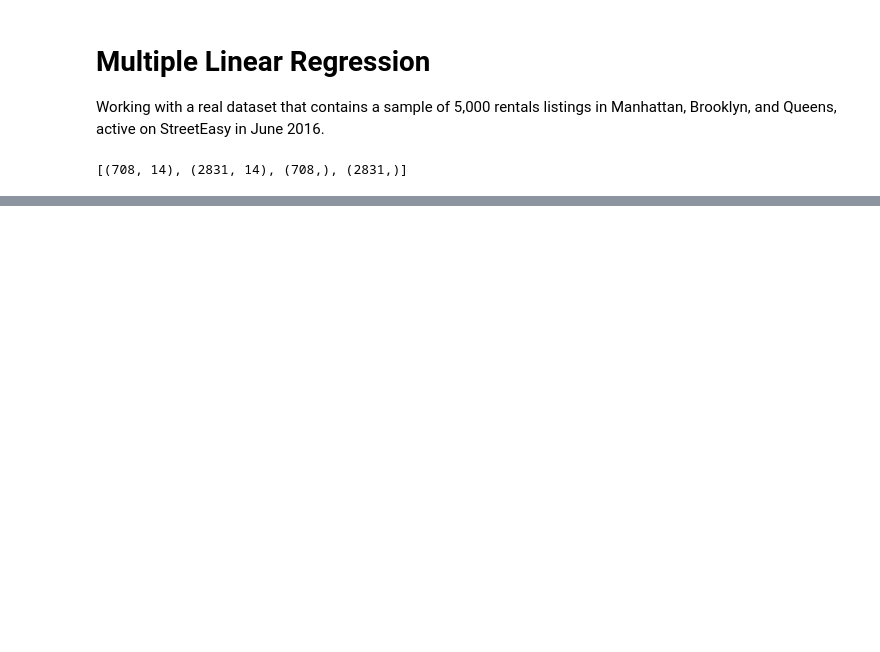
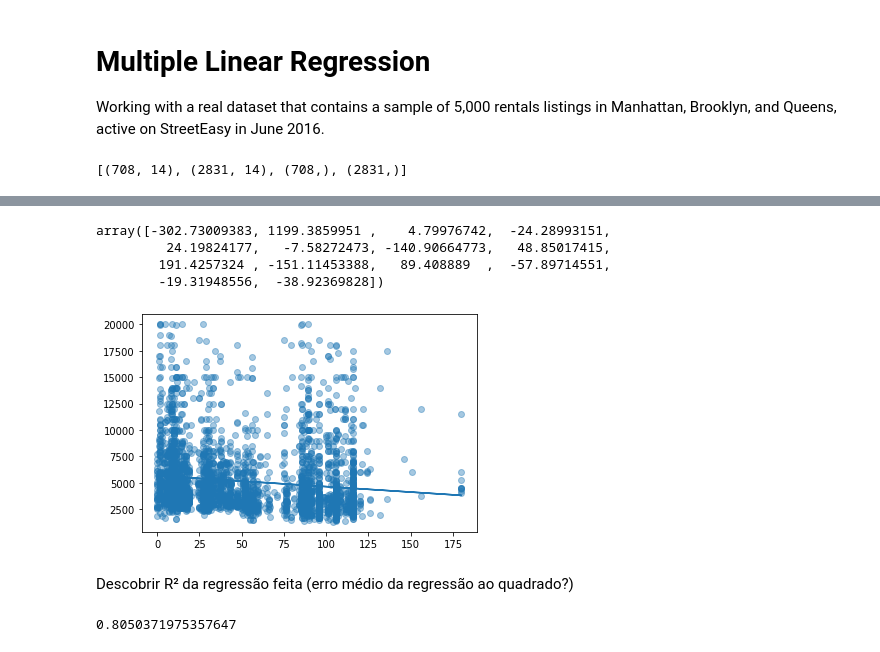
Before and after one commit to venerass/Regressao_Linear_Multipla, a Jupyter notebook: main.ipynb, the cells around one changed output, grey strips where cells are left out. Cells and saved outputs as stored; diff of their text form; code cells hidden in the pictures; blank space fills up the shorter version.

```diff
--- a/main.ipynb
+++ b/main.ipynb
@@ -24,6 +46,33 @@ x_train, x_test, y_train, y_test = train_test_split(x,y,train_size = 0.8, test_s
+# %%
+mlr.coef_
+# %% [output]
+array([-302.73009383, 1199.3859951 ,    4.79976742,  -24.28993151,
+         24.19824177,   -7.58272473, -140.90664773,   48.85017415,
+        191.4257324 , -151.11453388,   89.408889  ,  -57.89714551,
+        -19.31948556,  -38.92369828])
+# %%
+# plt.scatter(df[['size_sqft']], df[['rent']], alpha=0.4)
+
+# plt.scatter(df[['min_to_subway']], df[['rent']], alpha=0.4)
+
+# plt.scatter(df[['bathrooms']],df[['rent']],alpha= 0.4)
+
+# plt.scatter(df[['bedrooms']],df[['rent']],alpha= 0.4)
+
+plt.scatter(df[['building_age_yrs']],df[['rent']],alpha= 0.4)
+
+lr = LinearRegression()
+
+lr.fit(df[['building_age_yrs']],df[['rent']])
+predict = lr.predict(df[['building_age_yrs']])
+plt.plot(df[['building_age_yrs']],predict)
+plt.show()
+# %% [output]
+[figure, added]
+# %% [markdown]
+Descobrir R² da regressão feita (erro médio da regressão ao quadrado?)
 # %%
-mlr = LinearRegression()
-
-model=mlr.fit(x_train, y_train)
-
-y_predict = mlr.predict(x_test)
+mlr.score(x_train,y_train)
+mlr.score(x_test,y_test)
+# %% [output]
+0.8050371975357647
```
Also changed, not shown: parts of 3 cells of this notebook.
